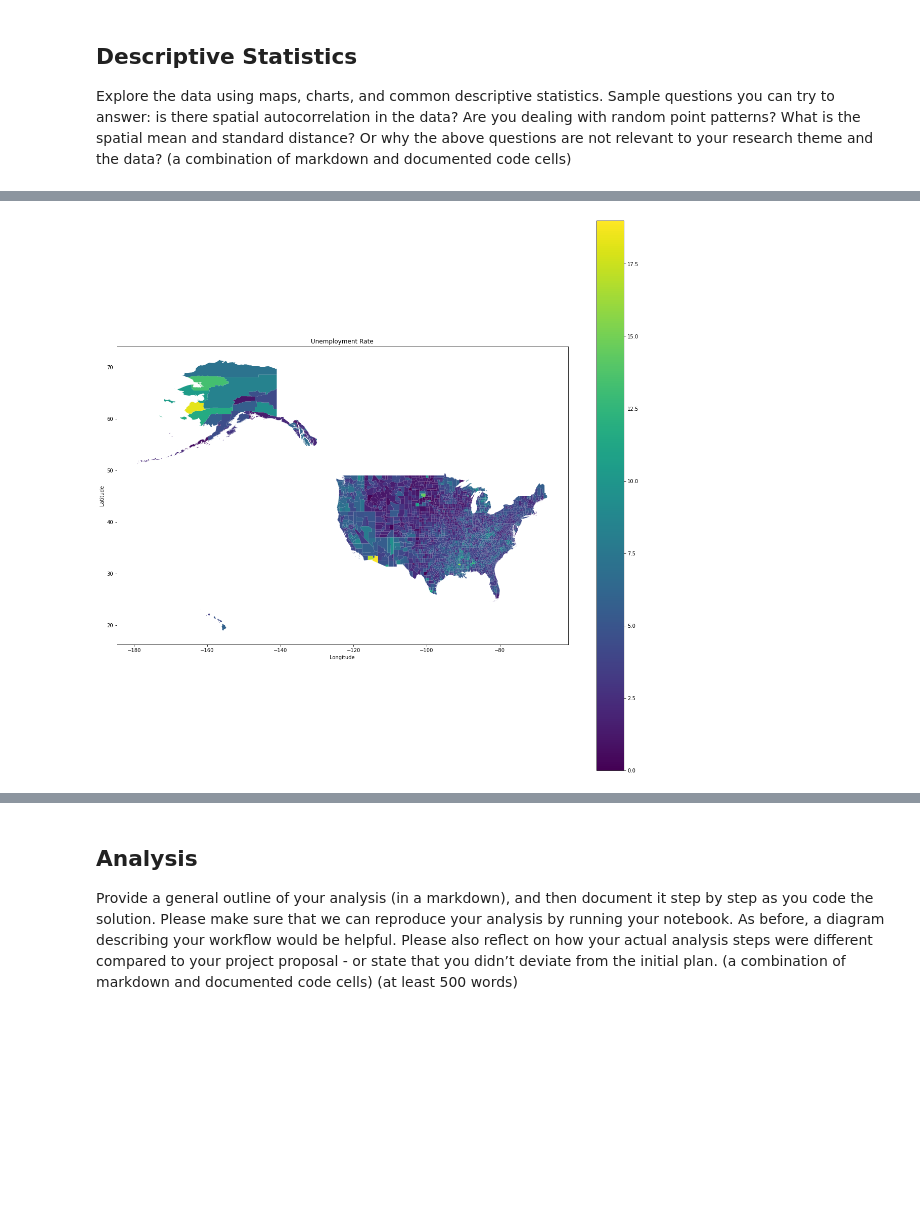
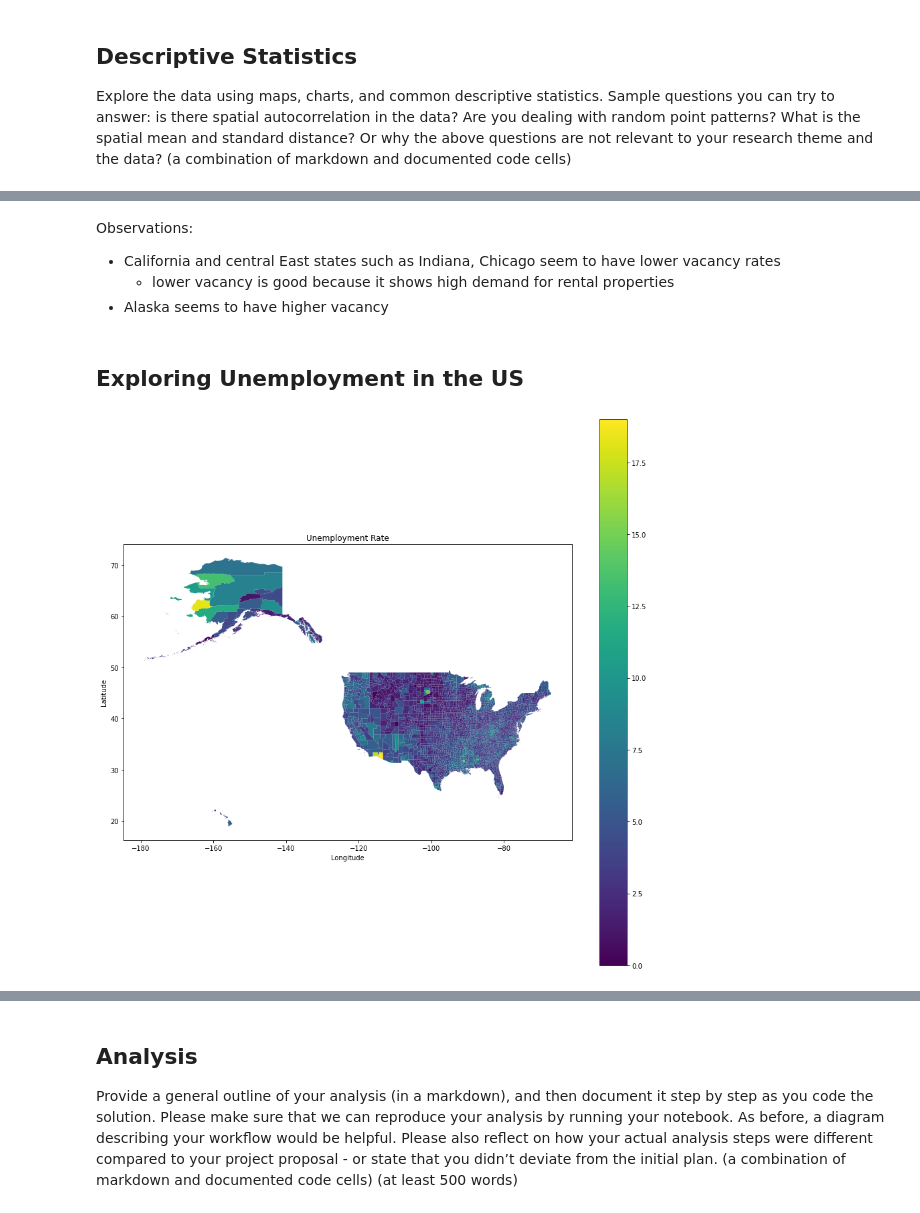
Before and after one commit to sheenapatel262/dsc170_final_proj, a Jupyter notebook: dsc170_proj.ipynb, the cells around one changed output, grey strips where cells are left out. Drawn from its saved outputs; the diff is of its cells as text; code cells hidden in the pictures; blank space fills up the shorter version.

```diff
--- a/dsc170_proj.ipynb
+++ b/dsc170_proj.ipynb
@@ -182,0 +241,18 @@ plt.show()
+# %%
+# Define regions with high affordability
+dem_gdf['focus_afford'] = dem_gdf['HAI_B'] == True
+
+# Filter locations where 'HAI_B' is TRUE
+focus_afford = dem_gdf[dem_gdf['HAI_B']]
+
+# Plot all US counties
+fig, ax = plt.subplots(figsize=(10, 10))
+dem_gdf.plot(ax=ax, edgecolor='grey', facecolor='none', alpha=0.5)
+
+# Plot locations with focus_affordability in green
+focus_afford.plot(ax=ax, color='green', alpha=0.3)
+
+plt.title('Affordable Locations in the US Counties Map')
+plt.xlabel('Longitude')
+plt.ylabel('Latitude')
+plt.show()
@@ -193,0 +284,18 @@ plt.show()
+# %%
+# Define regions with low vacancy rate as preferred
+dem_gdf['focus_vacancy'] = dem_gdf['VACANT_PCT'] < dem_gdf['VACANT_PCT'].median()
+
+# Filter locations where 'HAI_B' is TRUE
+focus_vacancy = dem_gdf[dem_gdf['focus_vacancy']]
+
+# Plot all US counties
+fig, ax = plt.subplots(figsize=(10, 10))
+dem_gdf.plot(ax=ax, edgecolor='grey', facecolor='none', alpha=0.5)
+
+# Plot locations with focus_affordability in green
+focus_vacancy.plot(ax=ax, color='purple', alpha=0.3)
+
+plt.title('Counties with Low Vacancy Rates in the US Map')
+plt.xlabel('Longitude')
+plt.ylabel('Latitude')
+plt.show()
@@ -194 +304,8 @@ plt.show()
+# %% [markdown]
+Observations:
+- California and central East states such as Indiana, Chicago seem to have lower vacancy rates
+   - lower vacancy is good because it shows high demand for rental properties
+- Alaska seems to have higher vacancy
+# %% [markdown]
+## Exploring Unemployment in the US
 # %%
@@ -196,9 +313,9 @@ plt.show()
 dem_gdf['UNEMPRT_CY'] = dem_gdf.UNEMPRT_CY.apply(float)
 # %%
-dem_gdf.plot(figsize=(20,20), column='UNEMPRT_CY', legend=True)
+dem_gdf.plot(figsize=(15, 15), column='UNEMPRT_CY', legend=True)
 plt.title('Unemployment Rate')
 plt.xlabel('Longitude')
 plt.ylabel('Latitude')
 plt.show()
 # %% [output]
-[figure, old version]
+[figure, new version]
```
Also changed, not shown: parts of 44 cells of this notebook.
